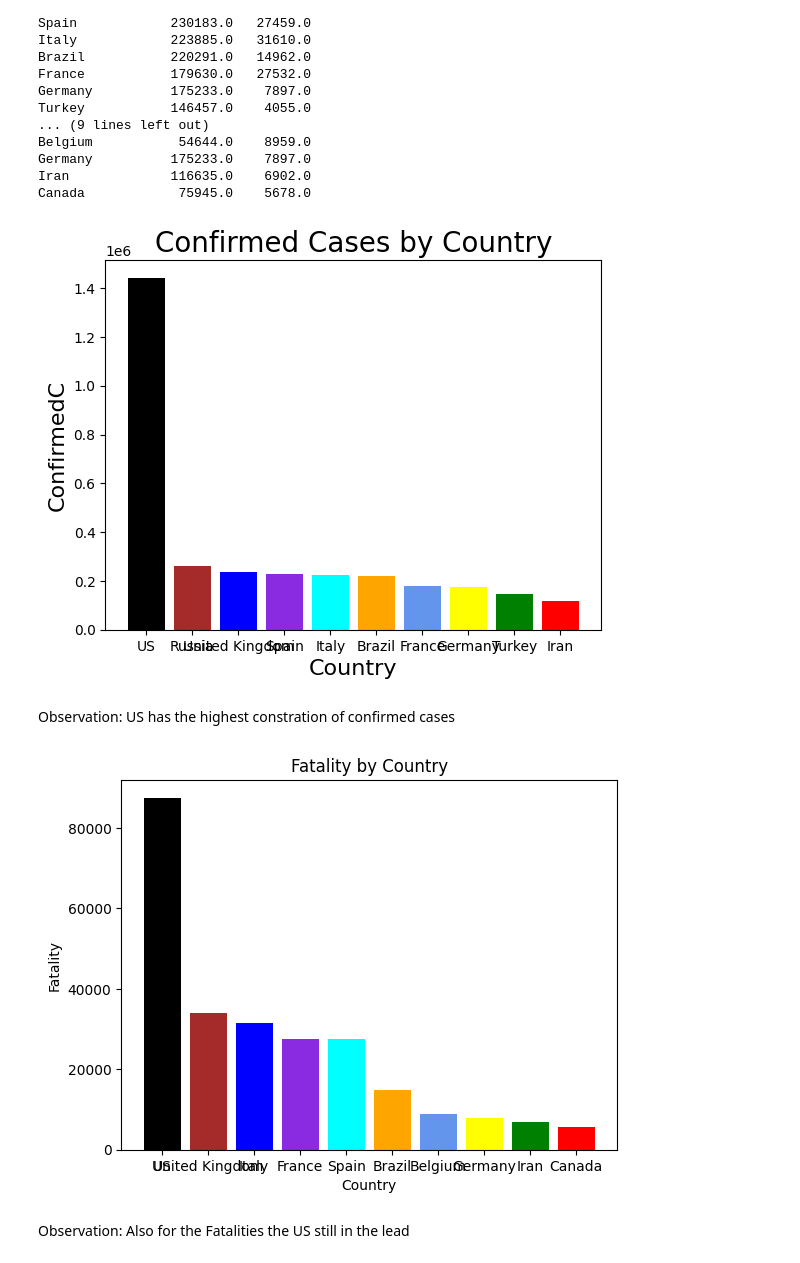
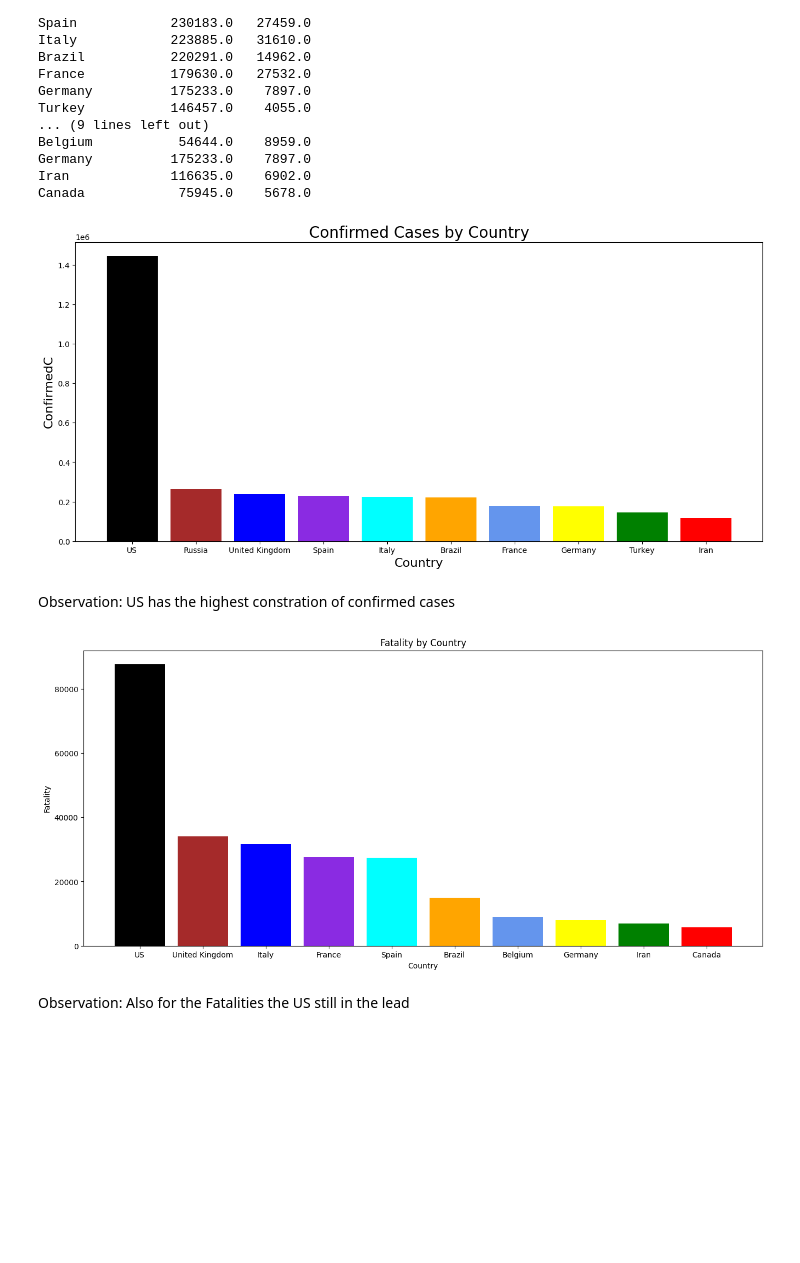
Before and after one commit to laynouch/COVID, a Jupyter notebook: Covid.ipynb, the cells around one changed output. Saved outputs shown, nothing was run; the diff lists cells and outputs as text; code cells hidden in the pictures; blank space fills up the shorter version.

```diff
--- a/Covid.ipynb
+++ b/Covid.ipynb
@@ -171,20 +173,21 @@ Germany          175233.0    7897.0
 Iran             116635.0    6902.0
 Canada            75945.0    5678.0
 # %%
-fig, ax = plt.subplots()
+fig, ax = plt.subplots(figsize=(16 ,7))
 
 plt.bar(topconf.index,topconf['Confirmed'],color=['black','brown','blue', 'blueviolet', 'aqua','orange', 'cornflowerblue', 'yellow','green','red'] )
 
 plt.title('Confirmed Cases by Country', size='20')
 
 plt.xlabel('Country', size='16')
 plt.ylabel('ConfirmedC', size='16')
 plt.show()
 # %% [output]
-[figure, old version]
+[figure, new version]
 # %% [markdown]
 Observation: US has the highest constration of confirmed cases
 # %%
+fig, ax = plt.subplots(figsize=(16 ,7))
 plt.bar(topFat.index,topFat['Fatality'], color=['black','brown','blue', 'blueviolet', 'aqua','orange', 'cornflowerblue', 'yellow','green','red'])
 
 plt.title('Fatality by Country')
@@ -192,7 +195,7 @@ plt.xlabel('Country')
 plt.ylabel('Fatality')
 plt.show()
 # %% [output]
-[figure, old version]
+[figure, new version]
 # %% [markdown]
 Observation: Also for the Fatalities the US still in the lead
 # %%
```
Also changed, not shown: parts of 13 cells of this notebook.
